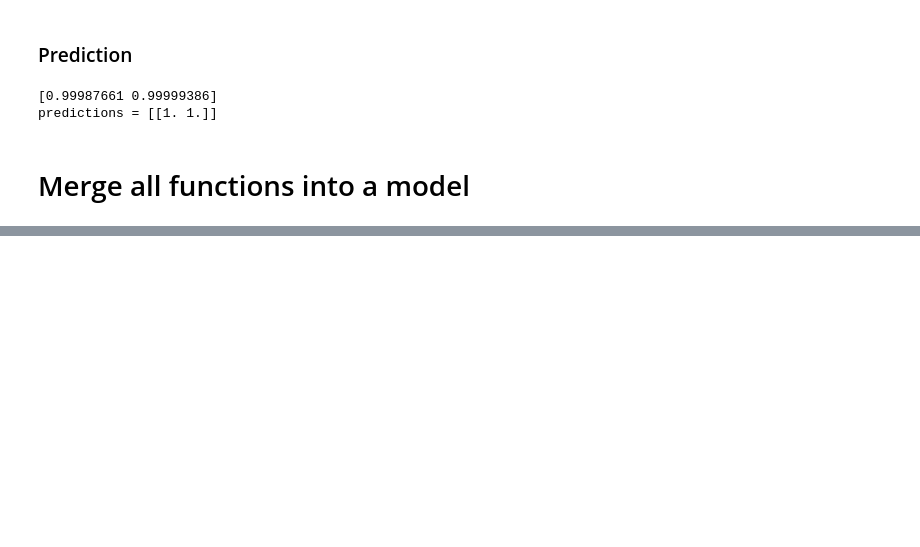
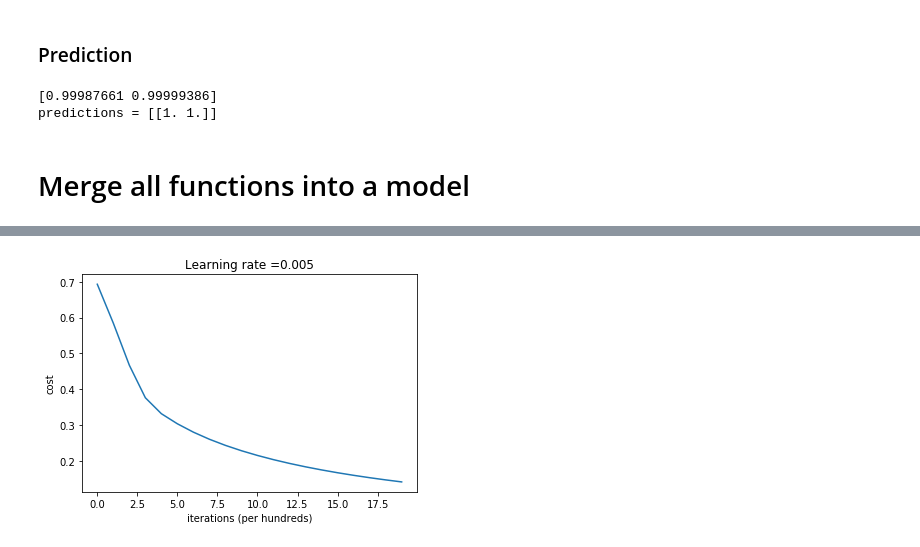
Before and after one commit to rui-ren/Simultaneous-Localization-and-Mapping, a Jupyter notebook: DL-1.ipynb, the cells around one changed output, grey strips where cells are left out. Drawn from its saved outputs; the diff is of its cells as text; code cells hidden in the pictures; blank space fills up the shorter version.

```diff
--- a/DL-1.ipynb
+++ b/DL-1.ipynb
@@ -171,16 +178,17 @@ def propagate(w, b, X, Y):
     - write your code step by step
 
     """
-    m = X.shape[1]
+    m = X.shape[1]   # how many example
 
-    # forward propagate the neural
+    # forward propagate the neural network
+    A = sigmoid(np.dot(w.T, X) + b)    # Be aware this is vectorized A   Dims = (1,209)
+    loss = Y * np.log(A) + (1-Y) * np.log(1-A)    # lost function is dims = (1, 209)
+    cost = (-1./m) * (np.sum(loss,  axis = 1))   # cost function is dims = (1, 209)
 
-    A = sigmoid(np.dot(w.T, X) + b)
-    cost =  (-1./m) * (np.sum(Y*np.log(A) + (1-Y) *np.log(1-A),
-                              axis = 1)
-                      )
-    dw = (1./ m) * np.dot(X,    (A-Y).T)
-    db = (1./ m) * np.sum(A-Y, axis = 1)
+    # gradient calculation for the neural network
+    dz = (A - Y)
+    dw = (1./ m) * np.dot(X,      dz.T)      # dw = x*dz
+    db = (1./ m) * np.sum(dz, axis = 1)      # db = dz
 
     assert(dw.shape == w.shape)
     assert(db.dtype == float)
@@ -195,4 +203,4 @@ def propagate(w, b, X, Y):
 # %%
 dim = train_set_x.shape[0]
 w, b = initialize_with_zeros(dim)
-J, dw, db = propagate(w, b, train_set_x, train_set_y)
+grads, cost = propagate(w, b, train_set_x, train_set_y)
@@ -273,8 +279,8 @@ def predict(w, b, X):
     Predict whether the label is 0 or 1 using learned logistic regression parameters (w, b)
 
     Arguments:
-    w -- weights, a numpy array of size (num_px * num_px * 3, 1)
-    b -- bias, a scalar
+    w -- weights, a numpy array of size (num_px * num_px * 3, 1), the learned result.
+    b -- bias, a scalar, the learned result
     X -- data of size (num_px * num_px * 3, number of examples)
 
     Returns:
@@ -293,7 +299,7 @@ def predict(w, b, X):
     for i in range(A.shape[1]):
         # Convert probabilities A[0,i] to actual predictions p[0,i]
         ### START CODE HERE ### (≈ 4 lines of code)
-        if A[0,1] >=0.5:
+        if A[0,i] >=0.5:
             Y_prediction[0,i] = 1
         else:
             Y_prediction[0, i] = 0
@@ -309,12 +315,12 @@ predictions = [[1. 1.]]
 # %% [markdown]
 # Merge all functions into a model
 # %%
-def model(X_train, Y_train, X_test, Y_test, num_iterations = 2000, learning_rate = 0.5, print_cost = False):
+def model(X_train, Y_train, X_test, Y_test, num_iterations, learning_rate = 0.5, print_cost = False):
     # initialize parameters with zeros
     w, b = initialize_with_zeros(X_train.shape[0])
 
     # Gradient descent
-    parameters, grads, costs = optimize(w, b, X_train, num_iterations, learning_rate, print_cost)
+    parameters, grads, costs = optimize(w, b, X_train,Y_train, num_iterations, learning_rate, print_cost)
 
     # Retrieve parameters w and b from dictory "parameters"
     w = parameters["w"]
@@ -326,7 +332,7 @@ def model(X_train, Y_train, X_test, Y_test, num_iterations = 2000, learning_rate
 
     # Predict train/test Error
     print ("train accuracy: {} %". format(100-np.mean(np.abs(Y_prediction_train - Y_train))*100))
-    print ("train accuracy: {} %". format(100-np.mean(np.abs(Y_prediction_test - Y_test))*100))
+    print ("test accuracy: {} %". format(100-np.mean(np.abs(Y_prediction_test - Y_test))*100))
 
     d = {"costs" : costs,
          "Y_prediction_test": Y_prediction_test,
@@ -342,0 +367,11 @@ d = model(train_set_x, train_set_y, test_set_x, test_set_y, num_iterations = 200
+# %%
+
+# Plot learning curve (with costs)
+costs = np.squeeze(d['costs'])
+plt.plot(costs)
+plt.ylabel('cost')
+plt.xlabel('iterations (per hundreds)')
+plt.title("Learning rate =" + str(d["learning_rate"]))
+plt.show()
+# %% [output]
+[figure, added]
```
Also changed, not shown: parts of 13 cells of this notebook.
